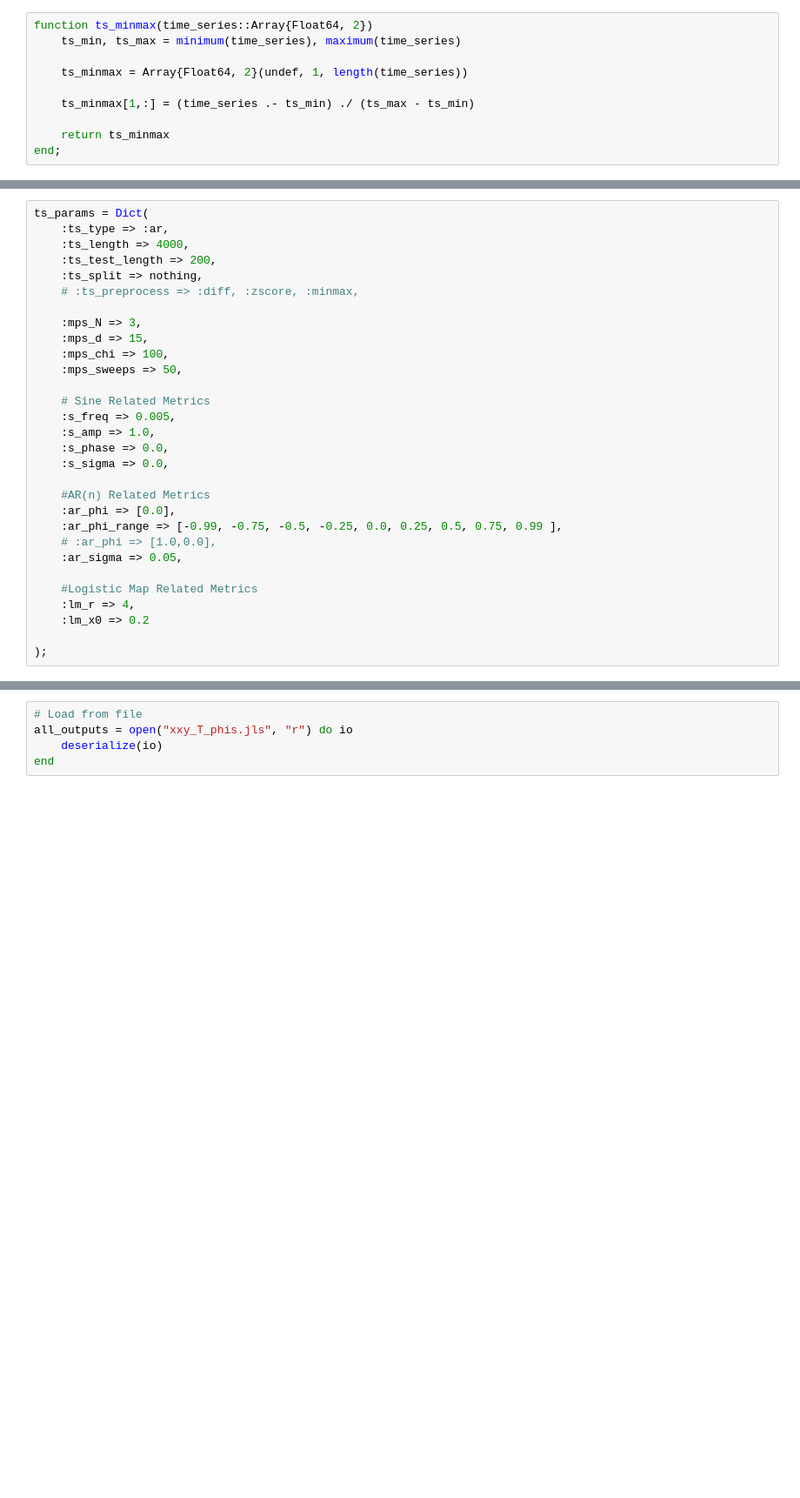
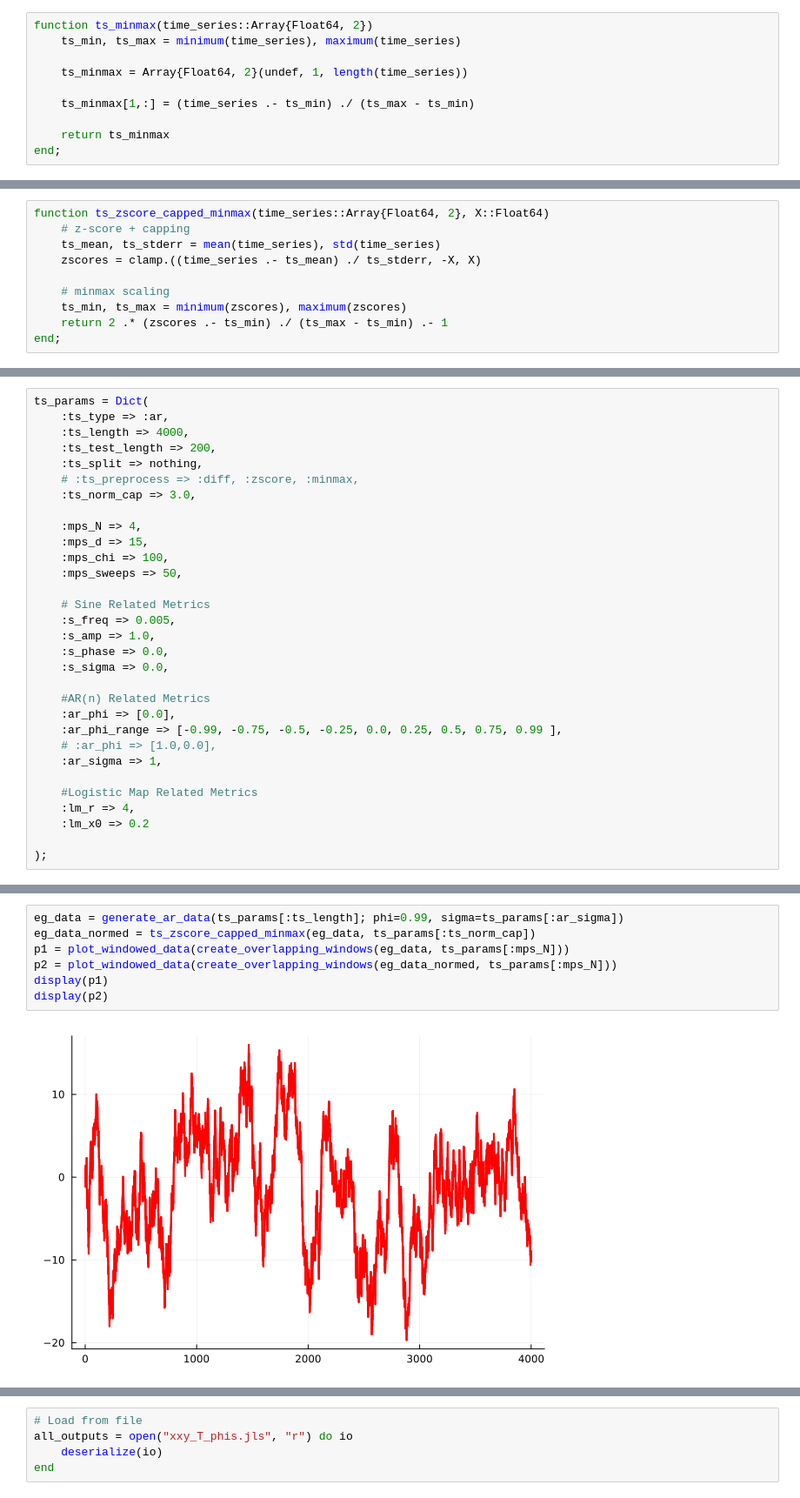
Before and after one commit to PALFA11/Stationary-MPS-Honours, a Jupyter notebook: Imputation Experiments/markov_linear_imputation.ipynb, the cells around one changed output, grey strips where cells are left out. Shown at 87% size. Saved outputs shown, nothing was run; the diff lists cells and outputs as text; blank space fills up the shorter version.

```diff
--- a/Imputation Experiments/markov_linear_imputation.ipynb
+++ b/Imputation Experiments/markov_linear_imputation.ipynb
@@ -178,3 +186,13 @@ end;
+# %%
+function ts_zscore_capped_minmax(time_series::Array{Float64, 2}, X::Float64)
+    # z-score + capping
+    ts_mean, ts_stderr = mean(time_series), std(time_series)
+    zscores = clamp.((time_series .- ts_mean) ./ ts_stderr, -X, X)
+
+    # minmax scaling
+    ts_min, ts_max = minimum(zscores), maximum(zscores)
+    return 2 .* (zscores .- ts_min) ./ (ts_max - ts_min) .- 1
+end;
 # %%
 function evaluate_model(test_data, mps, ts_params, ts_min, ts_max)
     # Initialize parameters
@@ -276,8 +293,9 @@ ts_params = Dict(
     :ts_test_length => 200,
     :ts_split => nothing,
     # :ts_preprocess => :diff, :zscore, :minmax,
+    :ts_norm_cap => 3.0,
 
-    :mps_N => 3,
+    :mps_N => 4,
     :mps_d => 15,
     :mps_chi => 100,
     :mps_sweeps => 50,
@@ -292,7 +310,7 @@ ts_params = Dict(
     :ar_phi => [0.0],
     :ar_phi_range => [-0.99, -0.75, -0.5, -0.25, 0.0, 0.25, 0.5, 0.75, 0.99 ],
     # :ar_phi => [1.0,0.0],
-    :ar_sigma => 0.05,
+    :ar_sigma => 1,
 
     #Logistic Map Related Metrics
     :lm_r => 4,
@@ -301,0 +413,9 @@ ts_params = Dict(
+# %%
+eg_data = generate_ar_data(ts_params[:ts_length]; phi=0.99, sigma=ts_params[:ar_sigma])
+eg_data_normed = ts_zscore_capped_minmax(eg_data, ts_params[:ts_norm_cap])
+p1 = plot_windowed_data(create_overlapping_windows(eg_data, ts_params[:mps_N]))
+p2 = plot_windowed_data(create_overlapping_windows(eg_data_normed, ts_params[:mps_N]))
+display(p1)
+display(p2)
+# %% [output]
+[figure, added]
```
Also changed, not shown: parts of 24 cells of this notebook, 6 other files.
